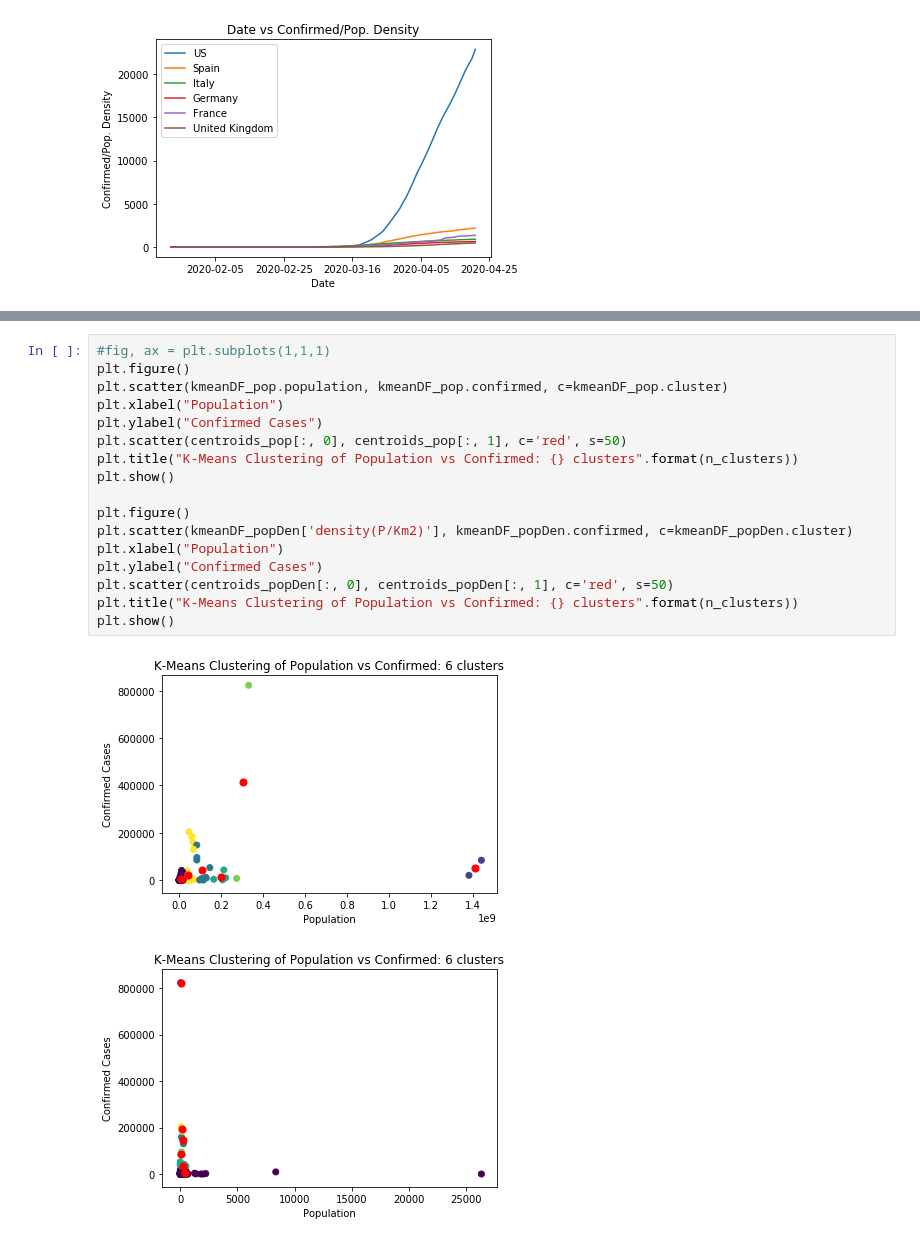
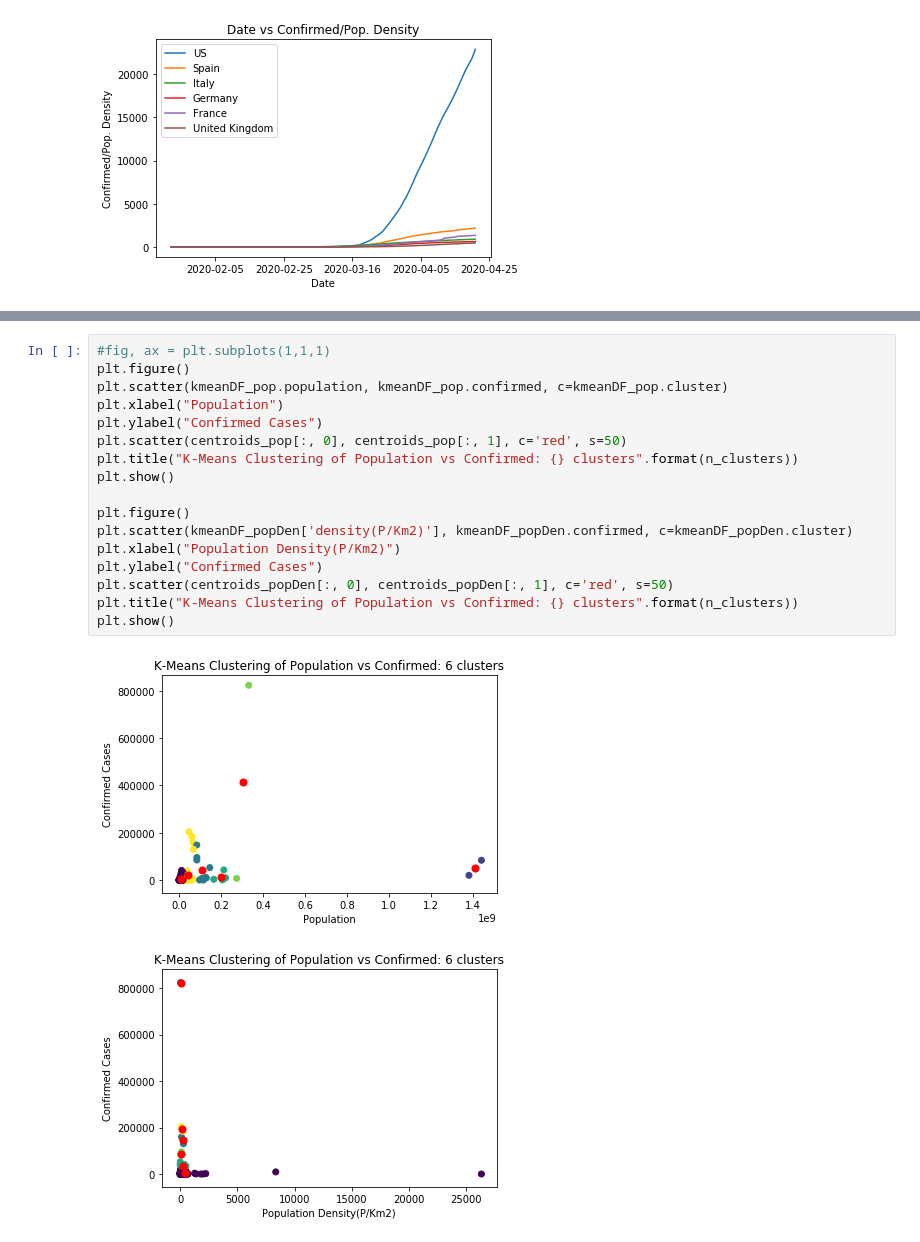
Before and after one commit to awells-uva/cs-project-covid, a Jupyter notebook: final_project.ipynb, the cells around one changed output, grey strips where cells are left out. Saved outputs shown, nothing was run; the diff lists cells and outputs as text.

```diff
--- a/final_project.ipynb
+++ b/final_project.ipynb
@@ -604,20 +604,20 @@ kmeanDF_pop.head()
 # %%
 #fig, ax = plt.subplots(1,1,1)
 plt.figure()
 plt.scatter(kmeanDF_pop.population, kmeanDF_pop.confirmed, c=kmeanDF_pop.cluster)
 plt.xlabel("Population")
 plt.ylabel("Confirmed Cases")
 plt.scatter(centroids_pop[:, 0], centroids_pop[:, 1], c='red', s=50)
 plt.title("K-Means Clustering of Population vs Confirmed: {} clusters".format(n_clusters))
 plt.show()
 
 plt.figure()
 plt.scatter(kmeanDF_popDen['density(P/Km2)'], kmeanDF_popDen.confirmed, c=kmeanDF_popDen.cluster)
-plt.xlabel("Population")
+plt.xlabel("Population Density(P/Km2)")
 plt.ylabel("Confirmed Cases")
 plt.scatter(centroids_popDen[:, 0], centroids_popDen[:, 1], c='red', s=50)
 plt.title("K-Means Clustering of Population vs Confirmed: {} clusters".format(n_clusters))
 plt.show()
 # %% [output]
 [figure]
-[figure, old version]
+[figure, new version]
```
Also changed, not shown: parts of 1 cell of this notebook, 1 other file.
